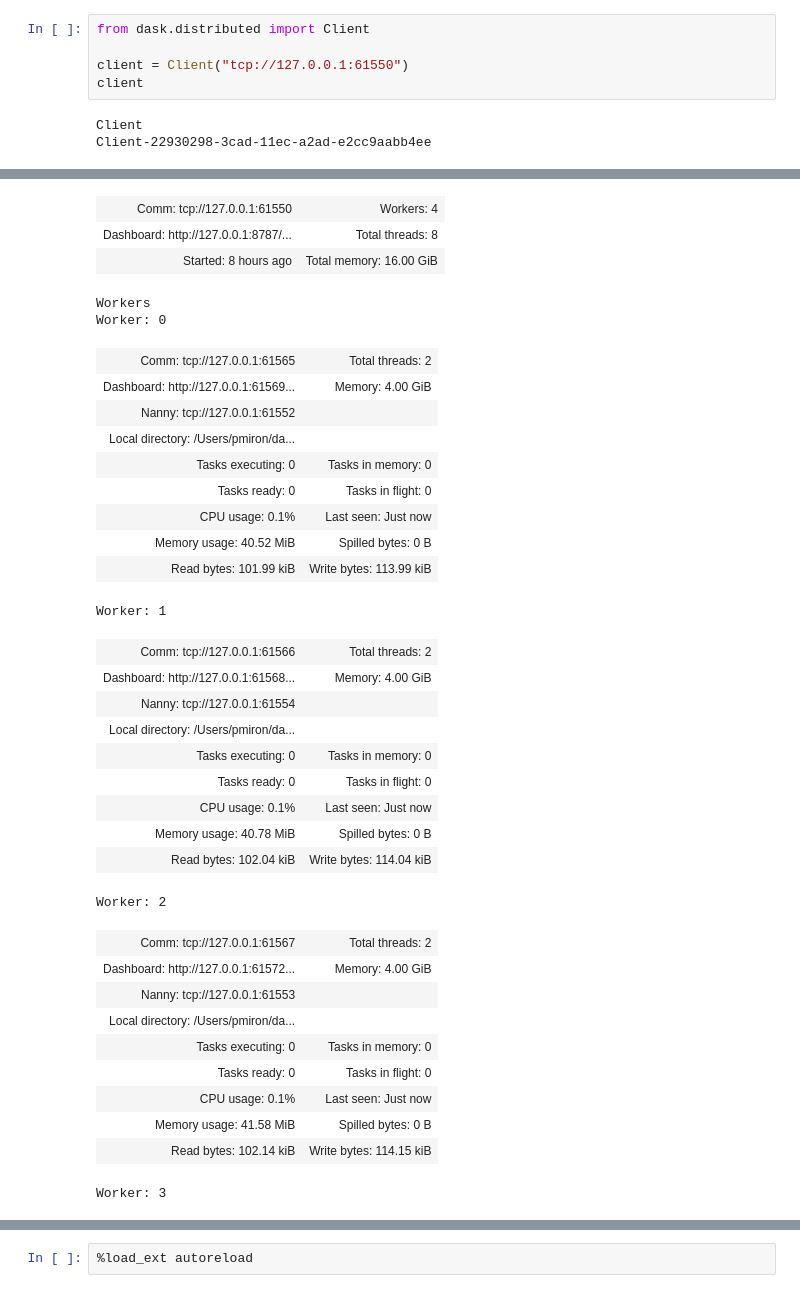
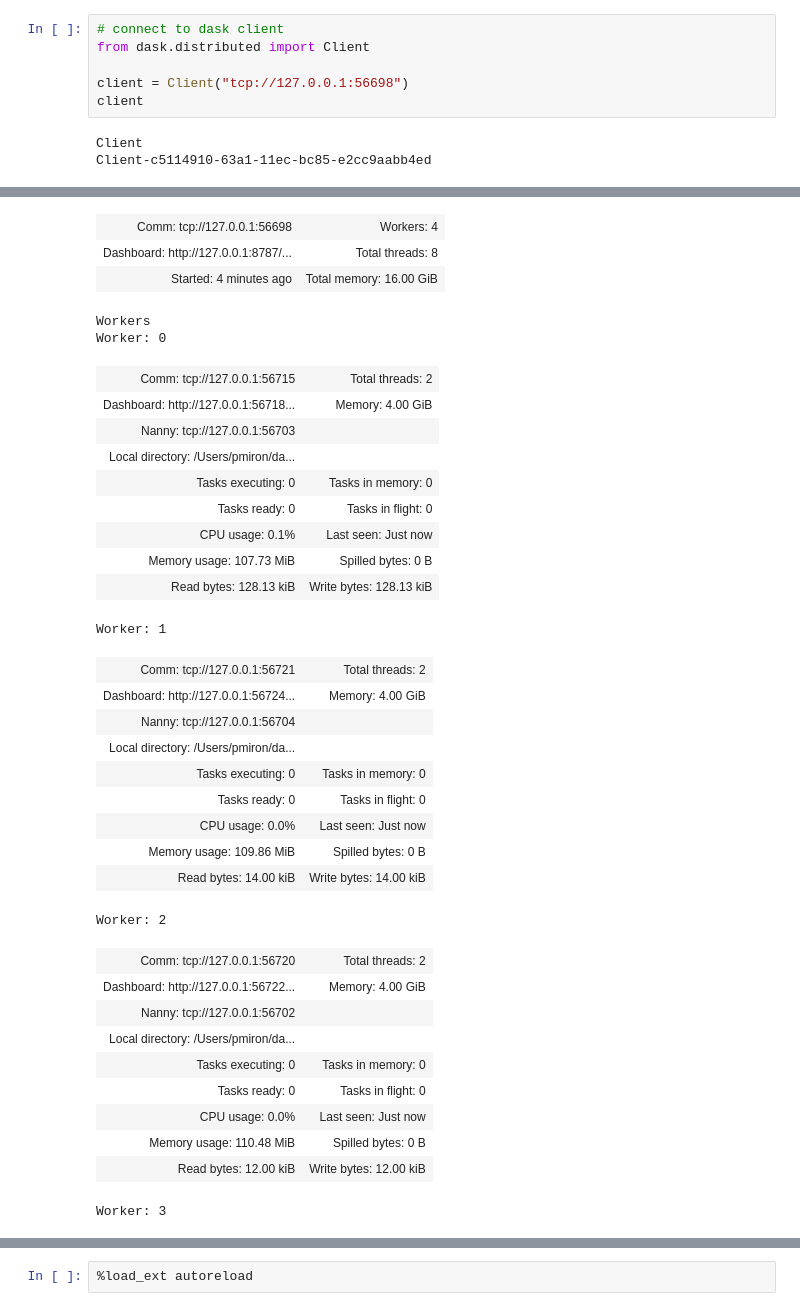
Before and after one commit to Cloud-Drift/clouddrift, a Jupyter notebook: tutorials/data.ipynb, the cells around one changed output, grey strips where cells are left out. Saved outputs shown, nothing was run; the diff lists cells and outputs as text.

```diff
--- a/tutorials/data.ipynb
+++ b/tutorials/data.ipynb
@@ -6,12 +8,13 @@ import numpy as np
 import xarray as xr
 # %%
+# connect to dask client
 from dask.distributed import Client
 
-client = Client("tcp://127.0.0.1:61550")
+client = Client("tcp://127.0.0.1:56698")
 client
 # %% [output]
 Client
-Client-22930298-3cad-11ec-a2ad-e2cc9aabb4ee
+Client-c5114910-63a1-11ec-bc85-e2cc9aabb4ed
 | Connection method: Direct |  |
 | Dashboard: http://127.0.0.1:8787/... |  |
 Scheduler Info
@@ -20,35 +23,35 @@ Scheduler-354590a8-dc84-4fba-aaa8-e686b22909a2
-| Comm: tcp://127.0.0.1:61550 | Workers: 4 |
+| Comm: tcp://127.0.0.1:56698 | Workers: 4 |
 | Dashboard: http://127.0.0.1:8787/... | Total threads: 8 |
-| Started: 8 hours ago | Total memory: 16.00 GiB |
+| Started: 4 minutes ago | Total memory: 16.00 GiB |
 Workers
 Worker: 0
-| Comm: tcp://127.0.0.1:61565 | Total threads: 2 |
-| Dashboard: http://127.0.0.1:61569... | Memory: 4.00 GiB |
-| Nanny: tcp://127.0.0.1:61552 |  |
+| Comm: tcp://127.0.0.1:56715 | Total threads: 2 |
+| Dashboard: http://127.0.0.1:56718... | Memory: 4.00 GiB |
+| Nanny: tcp://127.0.0.1:56703 |  |
 | Local directory: /Users/pmiron/da... |  |
 | Tasks executing: 0 | Tasks in memory: 0 |
 | Tasks ready: 0 | Tasks in flight: 0 |
 | CPU usage: 0.1% | Last seen: Just now |
-| Memory usage: 40.52 MiB | Spilled bytes: 0 B |
-| Read bytes: 101.99 kiB | Write bytes: 113.99 kiB |
+| Memory usage: 107.73 MiB | Spilled bytes: 0 B |
+| Read bytes: 128.13 kiB | Write bytes: 128.13 kiB |
 Worker: 1
-| Comm: tcp://127.0.0.1:61566 | Total threads: 2 |
-| Dashboard: http://127.0.0.1:61568... | Memory: 4.00 GiB |
-| Nanny: tcp://127.0.0.1:61554 |  |
+| Comm: tcp://127.0.0.1:56721 | Total threads: 2 |
+| Dashboard: http://127.0.0.1:56724... | Memory: 4.00 GiB |
+| Nanny: tcp://127.0.0.1:56704 |  |
 | Local directory: /Users/pmiron/da... |  |
 | Tasks executing: 0 | Tasks in memory: 0 |
 | Tasks ready: 0 | Tasks in flight: 0 |
-| CPU usage: 0.1% | Last seen: Just now |
-| Memory usage: 40.78 MiB | Spilled bytes: 0 B |
-| Read bytes: 102.04 kiB | Write bytes: 114.04 kiB |
+| CPU usage: 0.0% | Last seen: Just now |
+| Memory usage: 109.86 MiB | Spilled bytes: 0 B |
+| Read bytes: 14.00 kiB | Write bytes: 14.00 kiB |
 Worker: 2
-| Comm: tcp://127.0.0.1:61567 | Total threads: 2 |
-| Dashboard: http://127.0.0.1:61572... | Memory: 4.00 GiB |
-| Nanny: tcp://127.0.0.1:61553 |  |
+| Comm: tcp://127.0.0.1:56720 | Total threads: 2 |
+| Dashboard: http://127.0.0.1:56722... | Memory: 4.00 GiB |
+| Nanny: tcp://127.0.0.1:56702 |  |
 | Local directory: /Users/pmiron/da... |  |
 | Tasks executing: 0 | Tasks in memory: 0 |
 | Tasks ready: 0 | Tasks in flight: 0 |
-| CPU usage: 0.1% | Last seen: Just now |
-| Memory usage: 41.58 MiB | Spilled bytes: 0 B |
-| Read bytes: 102.14 kiB | Write bytes: 114.15 kiB |
+| CPU usage: 0.0% | Last seen: Just now |
+| Memory usage: 110.48 MiB | Spilled bytes: 0 B |
+| Read bytes: 12.00 kiB | Write bytes: 12.00 kiB |
 Worker: 3
```
Also changed, not shown: parts of 58 cells of this notebook, 2 other files.
